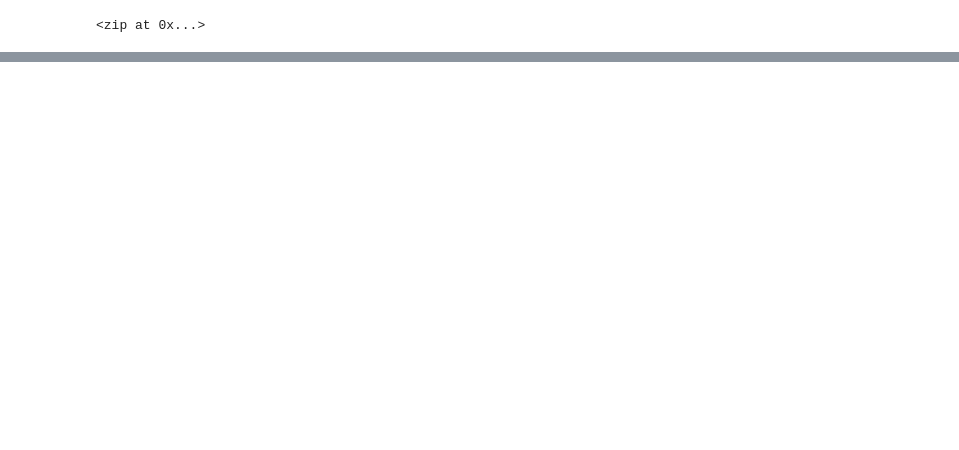
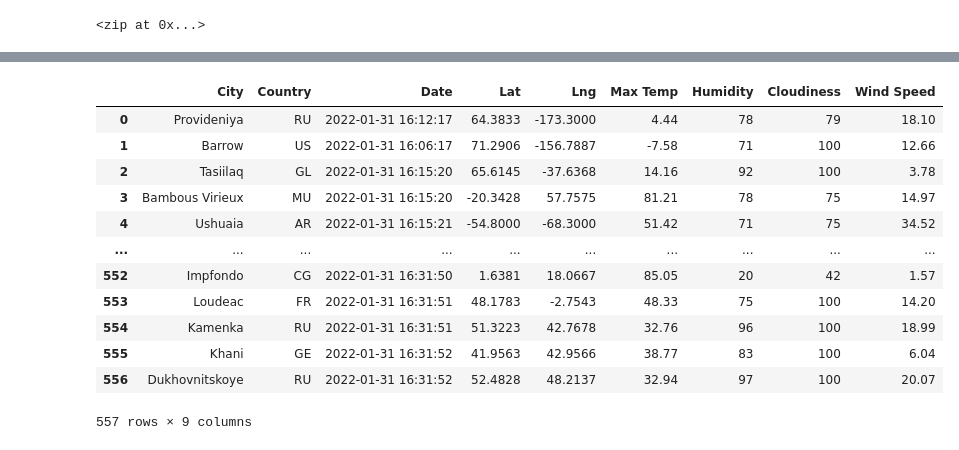
Before and after one commit to jrauschnot/world_weather_analysis, a Jupyter notebook: weatherPy.ipynb, the cells around one changed output, grey strips where cells are left out. Drawn from its saved outputs; the diff is of its cells as text; code cells hidden in the pictures; blank space fills up the shorter version.

Commit message:
Weather API data

```diff
--- a/weatherPy.ipynb
+++ b/weatherPy.ipynb
@@ -7,3 +17,6 @@ from citipy import citipy
+# %%
+# Starting URL for Weather Map API Call.
+url = "http://api.openweathermap.org/data/2.5/weather?units=Imperial&APPID=" + weather_api_key
 # %%
 # Create a set of random latitude and longitude combinations.
 lats = np.random.uniform(low=-90.000, high=90.000, size=1500)
@@ -33,0 +134,4 @@ len(cities)
+# %%
+# Convert the array of dictionaries to a Pandas DataFrame.
+city_data_df = pd.DataFrame(city_data)
+city_data_df.head(10)
@@ -33,0 +150,19 @@ len(cities)
+# %%
+new_column_order = ["City","Country","Date","Lat","Lng","Max Temp","Humidity","Cloudiness","Wind Speed"]
+
+city_data_df = city_data_df[new_column_order]
+city_data_df
+# %% [output]
+|  | City | Country | Date | Lat | Lng | Max Temp | Humidity | Cloudiness | Wind Speed |
+| 0 | Provideniya | RU | 2022-01-31 16:12:17 | 64.3833 | -173.3000 | 4.44 | 78 | 79 | 18.10 |
+| 1 | Barrow | US | 2022-01-31 16:06:17 | 71.2906 | -156.7887 | -7.58 | 71 | 100 | 12.66 |
+| 2 | Tasiilaq | GL | 2022-01-31 16:15:20 | 65.6145 | -37.6368 | 14.16 | 92 | 100 | 3.78 |
+| 3 | Bambous Virieux | MU | 2022-01-31 16:15:20 | -20.3428 | 57.7575 | 81.21 | 78 | 75 | 14.97 |
+| 4 | Ushuaia | AR | 2022-01-31 16:15:21 | -54.8000 | -68.3000 | 51.42 | 71 | 75 | 34.52 |
+| ... | ... | ... | ... | ... | ... | ... | ... | ... | ... |
+| 552 | Impfondo | CG | 2022-01-31 16:31:50 | 1.6381 | 18.0667 | 85.05 | 20 | 42 | 1.57 |
+| 553 | Loudeac | FR | 2022-01-31 16:31:51 | 48.1783 | -2.7543 | 48.33 | 75 | 100 | 14.20 |
+| 554 | Kamenka | RU | 2022-01-31 16:31:51 | 51.3223 | 42.7678 | 32.76 | 96 | 100 | 18.99 |
+| 555 | Khani | GE | 2022-01-31 16:31:52 | 41.9563 | 42.9566 | 38.77 | 83 | 100 | 6.04 |
+| 556 | Dukhovnitskoye | RU | 2022-01-31 16:31:52 | 52.4828 | 48.2137 | 32.94 | 97 | 100 | 20.07 |
+557 rows × 9 columns
```
Also changed, not shown: parts of 6 cells of this notebook, 4 other files.
